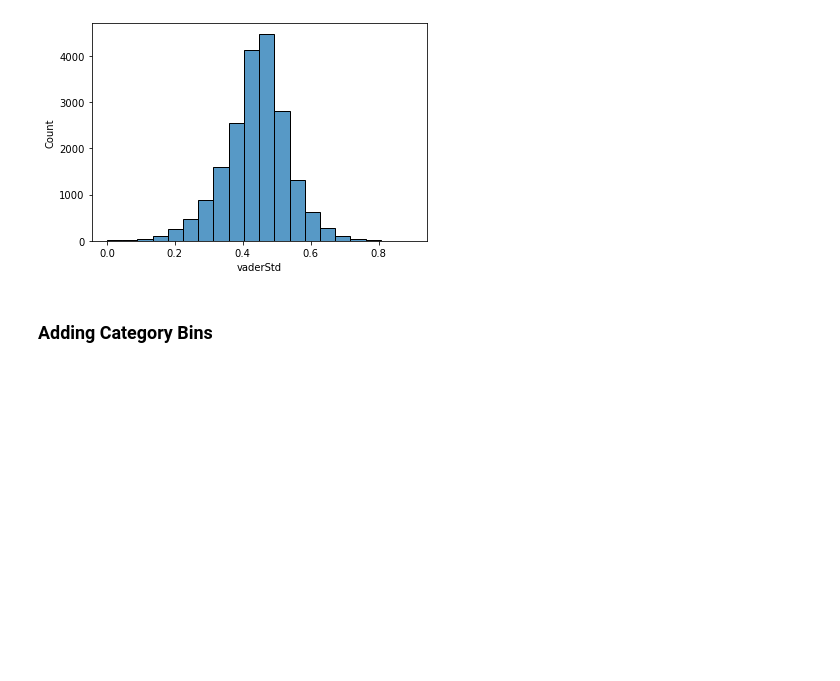
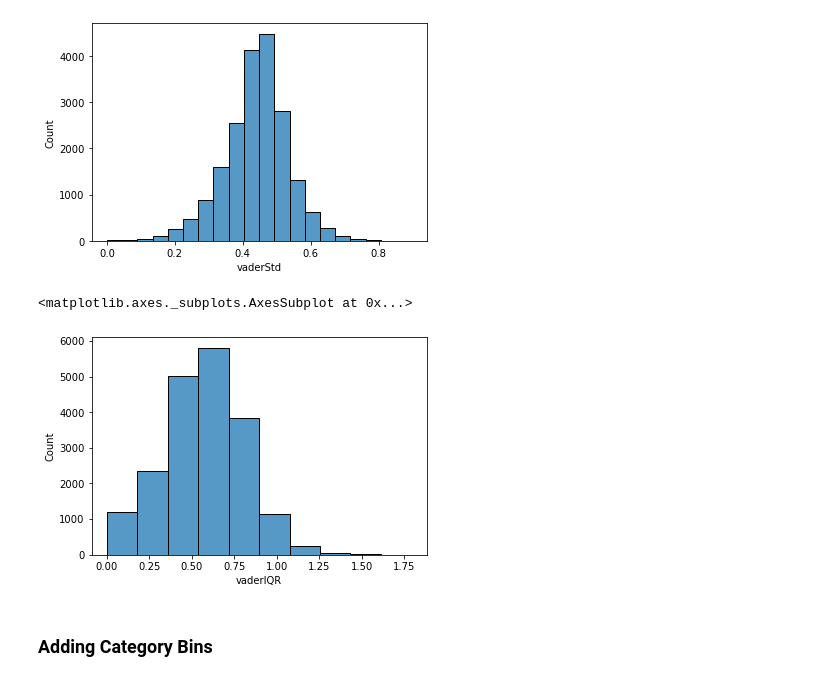
Before and after one commit to advanced-ml-project/project, a Jupyter notebook: sentiment_scores.ipynb, the cells around one changed output. Drawn from its saved outputs; the diff is of its cells as text; code cells hidden in the pictures; blank space fills up the shorter version.

```diff
--- a/sentiment_scores.ipynb
+++ b/sentiment_scores.ipynb
@@ -157,6 +160,13 @@ sns.histplot(x='vaderStd',
 # %% [output]
 <matplotlib.axes._subplots.AxesSubplot at 0x...>
 [figure]
+# %%
+sns.histplot(x='vaderIQR',
+             data=articles,
+            bins=10)
+# %% [output]
+<matplotlib.axes._subplots.AxesSubplot at 0x...>
+[figure, added]
 # %% [markdown]
 ### Adding Category Bins
 # %%
```
Also changed, not shown: parts of 5 cells of this notebook, 6 other files.
